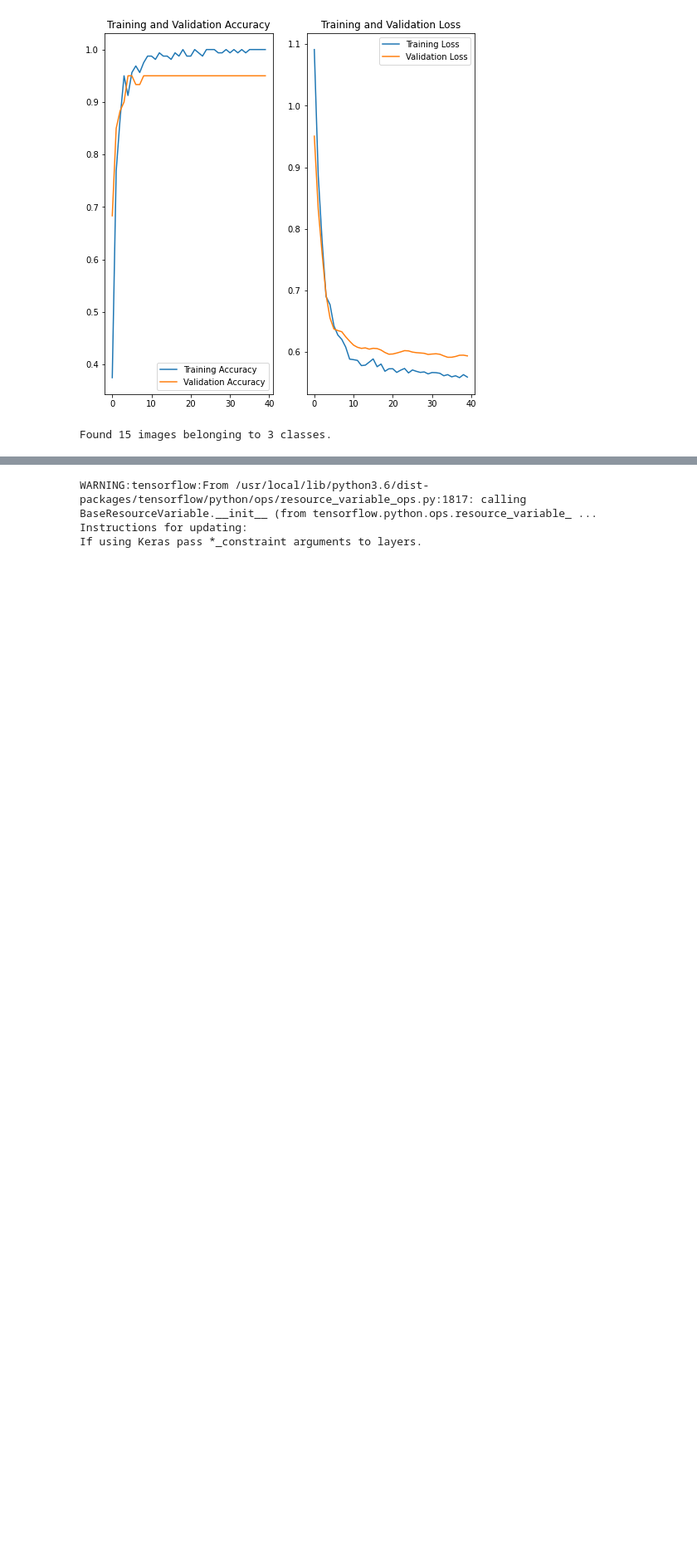
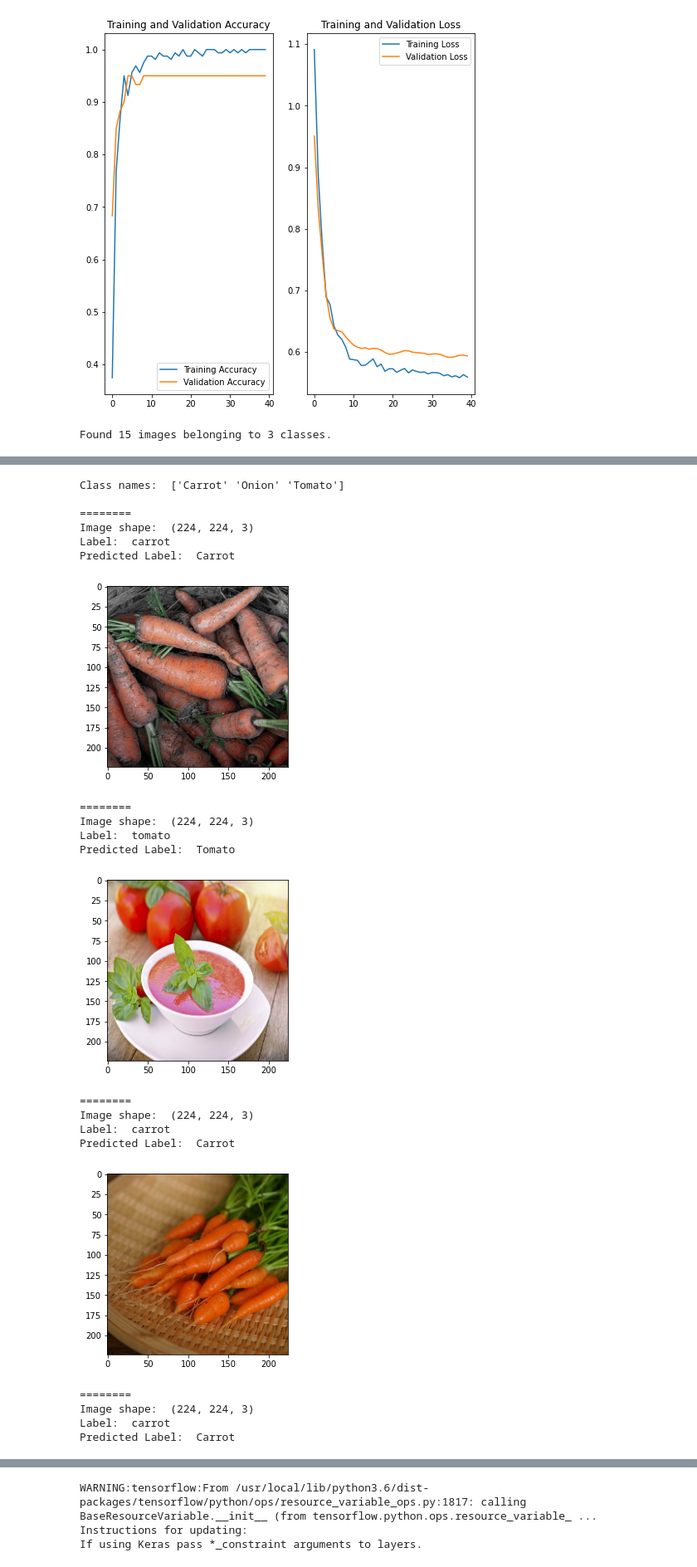
Before and after one commit to WilhelmWillie/i-love-produce, a Jupyter notebook: i_love_produce_classifier.ipynb, the cells around one changed output, grey strips where cells are left out. Shown at 83% size. Saved outputs shown, nothing was run; the diff lists cells and outputs as text; code cells hidden in the pictures; blank space fills up the shorter version.

Commit message:
predict and compare original labels and predicted labels

```diff
--- a/i_love_produce_classifier.ipynb
+++ b/i_love_produce_classifier.ipynb
@@ -238,0 +216,65 @@ show_batch(image_batch, label_batch)
+# %%
+# Let's visualize some predictions
+list_ds = tf.data.Dataset.list_files(os.path.join(base_dir, 'train', '*/*'))
+
+def get_label(file_path):
+  # convert the path to a list of path components
+  parts = tf.strings.split(file_path, os.path.sep)
+  # The second to last is the class-directory
+  return parts[-2]
+
+def decode_img(img):
+  # convert the compressed string to a 3D uint8 tensor
+  img = tf.image.decode_jpeg(img, channels=3)
+  # Use `convert_image_dtype` to convert to floats in the [0,1] range.
+  img = tf.image.convert_image_dtype(img, tf.float32)
+  # resize the image to the desired size.
+  return tf.image.resize(img, [IMAGE_RES, IMAGE_RES])
+
+def process_path(file_path):
+  label = get_label(file_path)
+  # load the raw data from the file as a string
+  img = tf.io.read_file(file_path)
+  img = decode_img(img)
+  return img, label
+
+# Set `num_parallel_calls` so multiple images are loaded/processed in parallel.
+labeled_ds = list_ds.map(process_path, num_parallel_calls=tf.data.experimental.AUTOTUNE)
+
+CLASS_NAMES = sorted(train_data_gen.class_indices.items(), key=lambda pair:pair[1])
+CLASS_NAMES = np.array([key.title() for key, value in CLASS_NAMES])
+
+print("Class names: ", CLASS_NAMES)
+print()
+
+for image, label in labeled_ds.take(10):
+  print("========")
+  print("Image shape: ", image.numpy().shape)
+  print("Label: ", label.numpy().decode("utf-8"))
+  pred = model.predict(image[np.newaxis, ...])
+  predicted_class = np.argmax(pred[0], axis=-1)
+  print("Predicted Label: ", CLASS_NAMES[predicted_class])
+  plt.imshow(image)
+  plt.show()
+# %% [output]
+Class names:  ['Carrot' 'Onion' 'Tomato']
+
+========
+Image shape:  (224, 224, 3)
+Label:  carrot
+Predicted Label:  Carrot
+[figure, added]
+========
+Image shape:  (224, 224, 3)
+Label:  tomato
+Predicted Label:  Tomato
+[figure, added]
+========
+Image shape:  (224, 224, 3)
+Label:  carrot
+Predicted Label:  Carrot
+[figure, added]
+========
+Image shape:  (224, 224, 3)
+Label:  carrot
+Predicted Label:  Carrot
```
Also changed, not shown: parts of 3 cells of this notebook.
